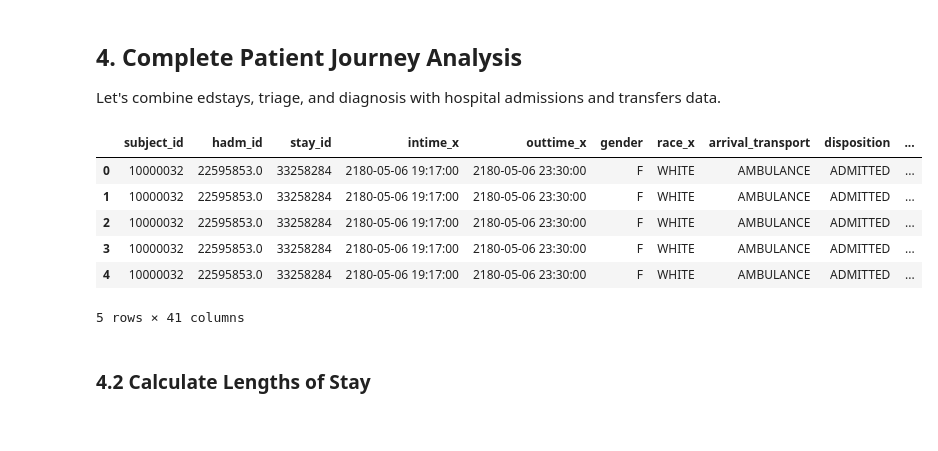
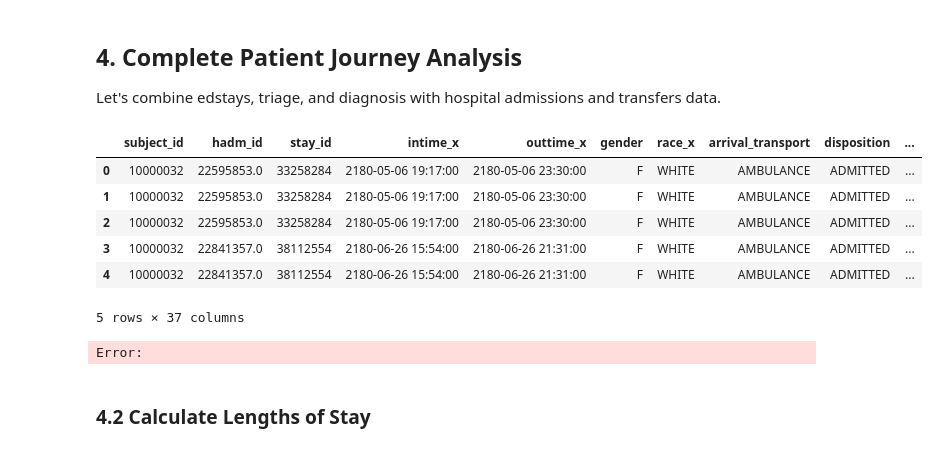
Before and after one commit to JewelsHovan/Milestone-I, a Jupyter notebook: src/FlowAnalysis.ipynb, the cells around one changed output. Saved outputs shown, nothing was run; the diff lists cells and outputs as text; code cells hidden in the pictures.

```diff
--- a/src/FlowAnalysis.ipynb
+++ b/src/FlowAnalysis.ipynb
@@ -217,37 +221,37 @@ Let's combine edstays, triage, and diagnosis with hospital admissions and transf
 # Load datasets
 edstays_df = pd.read_csv(file_paths['edstays'])
 triage_df = pd.read_csv(file_paths['triage'])
 diagnosis_df = pd.read_csv(file_paths['diagnosis'])
 admissions_df = pd.read_csv(file_paths['admissions'])
 transfers_df = pd.read_csv(file_paths['transfers'])
 
 # Preprocess and merge datasets
 def preprocess_and_merge_data(edstays_df, triage_df, diagnosis_df, admissions_df, transfers_df):
     # Convert datetime columns
     datetime_columns = ['intime', 'outtime', 'admittime', 'dischtime']
     for df in [edstays_df, triage_df, admissions_df, transfers_df]:
         for col in datetime_columns:
             if col in df.columns:
                 df[col] = pd.to_datetime(df[col])
 
     # Merge datasets
     merged_df = edstays_df.merge(triage_df, on=['subject_id', 'stay_id'], how='left')
-    merged_df = merged_df.merge(diagnosis_df, on=['subject_id', 'stay_id'], how='left')
     merged_df = merged_df.merge(admissions_df, on=['subject_id', 'hadm_id'], how='left')
     merged_df = merged_df.merge(transfers_df, on=['subject_id', 'hadm_id'], how='left')
 
     return merged_df
 
 merged_df = preprocess_and_merge_data(edstays_df, triage_df, diagnosis_df, admissions_df, transfers_df)
 merged_df.head()
 # %% [output]
 |  | subject_id | hadm_id | stay_id | intime_x | outtime_x | gender | race_x | arrival_transport | disposition | ... |
 | 0 | 10000032 | 22595853.0 | 33258284 | 2180-05-06 19:17:00 | 2180-05-06 23:30:00 | F | WHITE | AMBULANCE | ADMITTED | ... |
 | 1 | 10000032 | 22595853.0 | 33258284 | 2180-05-06 19:17:00 | 2180-05-06 23:30:00 | F | WHITE | AMBULANCE | ADMITTED | ... |
 | 2 | 10000032 | 22595853.0 | 33258284 | 2180-05-06 19:17:00 | 2180-05-06 23:30:00 | F | WHITE | AMBULANCE | ADMITTED | ... |
-| 3 | 10000032 | 22595853.0 | 33258284 | 2180-05-06 19:17:00 | 2180-05-06 23:30:00 | F | WHITE | AMBULANCE | ADMITTED | ... |
-| 4 | 10000032 | 22595853.0 | 33258284 | 2180-05-06 19:17:00 | 2180-05-06 23:30:00 | F | WHITE | AMBULANCE | ADMITTED | ... |
+| 3 | 10000032 | 22841357.0 | 38112554 | 2180-06-26 15:54:00 | 2180-06-26 21:31:00 | F | WHITE | AMBULANCE | ADMITTED | ... |
+| 4 | 10000032 | 22841357.0 | 38112554 | 2180-06-26 15:54:00 | 2180-06-26 21:31:00 | F | WHITE | AMBULANCE | ADMITTED | ... |
-5 rows × 41 columns
+5 rows × 37 columns
+Error:
 # %% [markdown]
 ### 4.2 Calculate Lengths of Stay
 # %%
```
Also changed, not shown: parts of 3 cells of this notebook, 3 other files.
